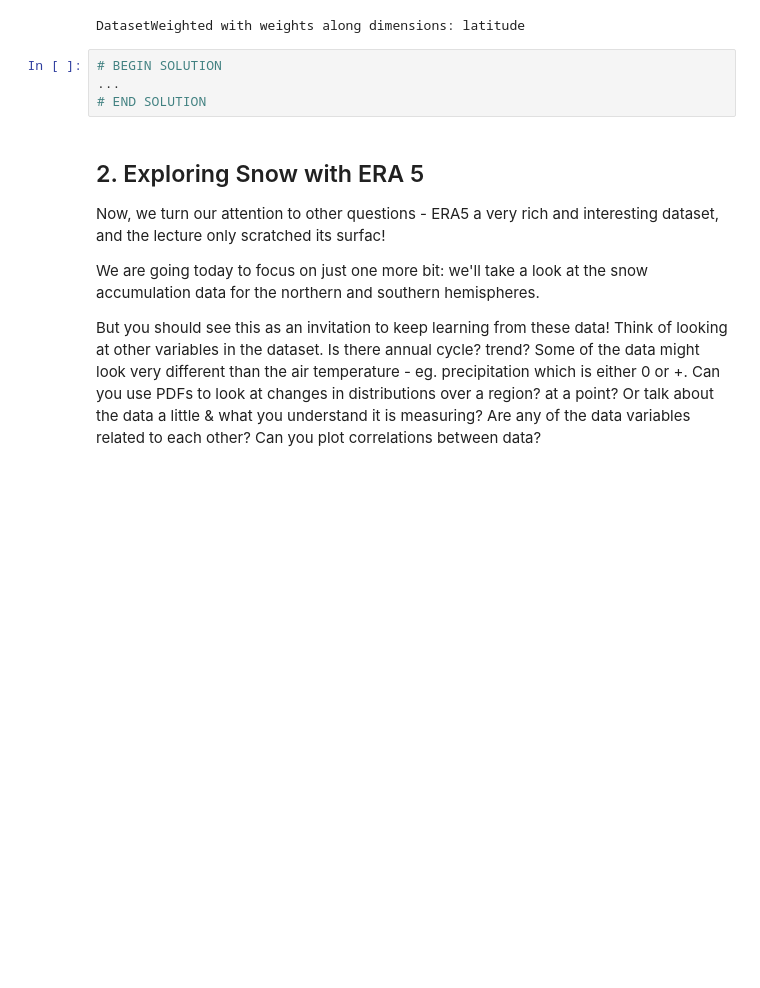
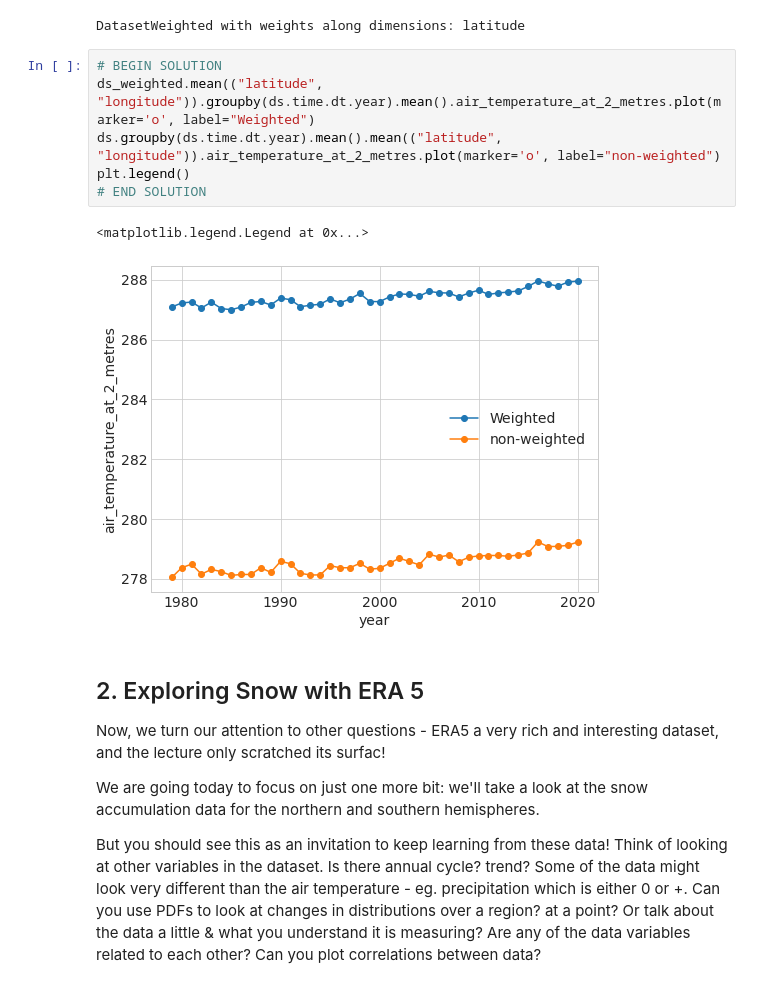
Before and after one commit to UCB-stat-159-s22/site, a Jupyter notebook: _sources/lab/lab05/lab05.ipynb, the cells around one changed output. Saved outputs shown, nothing was run; the diff lists cells and outputs as text; blank space fills up the shorter version.

```diff
--- a/_sources/lab/lab05/lab05.ipynb
+++ b/_sources/lab/lab05/lab05.ipynb
@@ -166,10 +169,15 @@ ds_weighted = ds.weighted(weights)
 ds_weighted
 # %% [output]
 DatasetWeighted with weights along dimensions: latitude
-# %%
-# BEGIN SOLUTION
-...
-# END SOLUTION
+# %%
+# BEGIN SOLUTION
+ds_weighted.mean(("latitude", "longitude")).groupby(ds.time.dt.year).mean().air_temperature_at_2_metres.plot(marker='o', label="Weighted")
+ds.groupby(ds.time.dt.year).mean().mean(("latitude", "longitude")).air_temperature_at_2_metres.plot(marker='o', label="non-weighted")
+plt.legend()
+# END SOLUTION
+# %% [output]
+<matplotlib.legend.Legend at 0x...>
+[figure, added]
 # %% [markdown]
 ## 2. Exploring Snow with ERA 5
 
```
Also changed, not shown: parts of 12 cells of this notebook, 11 other files.
